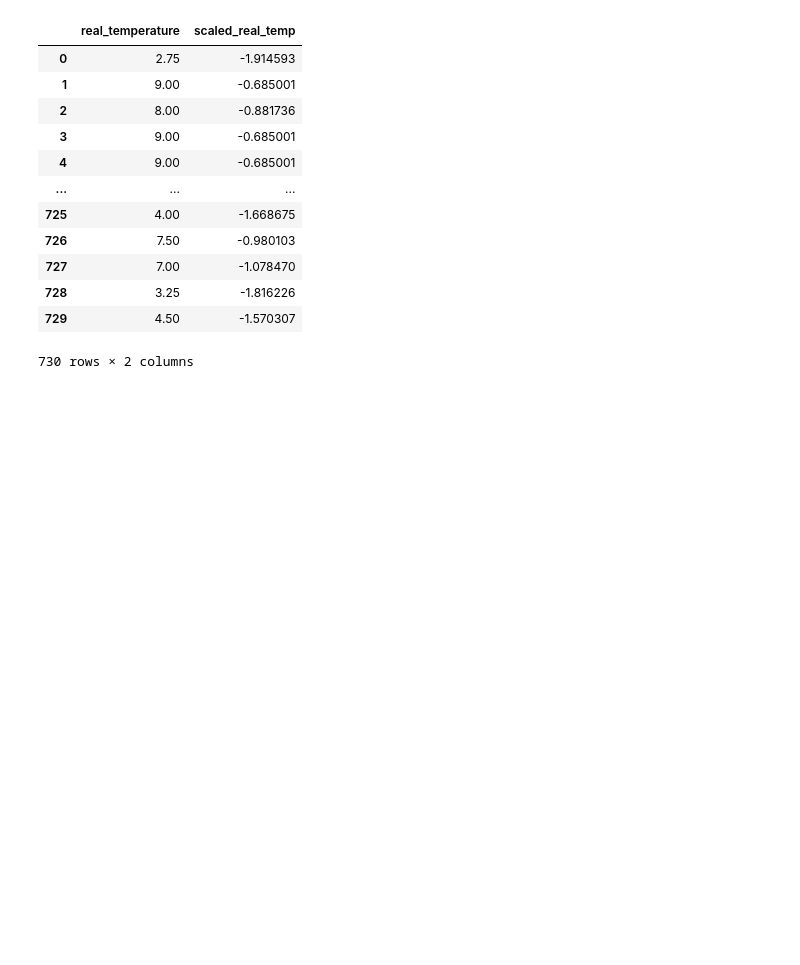
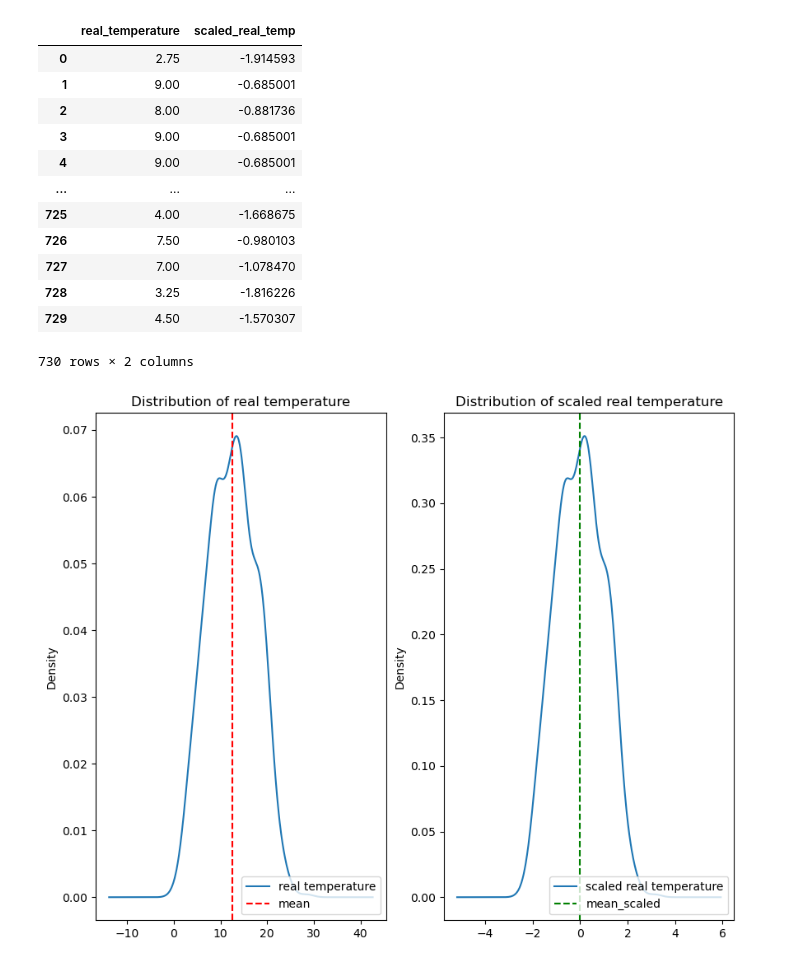
Before and after one commit to csaafrica/mental_CSA, a Jupyter notebook: notebooks/Data_prep.ipynb, the cells around one changed output. Drawn from its saved outputs; the diff is of its cells as text; code cells hidden in the pictures; blank space fills up the shorter version.

```diff
--- a/notebooks/Data_prep.ipynb
+++ b/notebooks/Data_prep.ipynb
@@ -242,4 +264,27 @@ bike_data[["real_temperature" , "scaled_real_temp"]]
 | 729 | 4.50 | -1.570307 |
 730 rows × 2 columns
 # %%
-#Create a figure object for
+# Create a figure object for the distro plots
+fig, (ax1, ax2) = plt.subplots(ncols=2, figsize=(10,8))
+
+# Create a density plot to visualise distribution of real_temp
+bike_data['real_temperature'].plot.density(ax = ax1, title='Distribution of real temperature', label='real temperature')
+
+# Get the column mean
+mean_real_temp = bike_data['real_temperature'].mean()
+
+# Plot the column mean
+ax1.axvline(x=mean_real_temp, color='red', linestyle='dashed', label='mean')
+ax1.legend(loc='lower right');
+
+# Create a density plot to visualise distribution of scaled real_temp
+bike_data['scaled_real_temp'].plot.density(ax=ax2, title='Distribution of scaled real temperature', label='scaled real temperature')
+
+# Get the column mean
+mean_scaled_real_temp = bike_data['scaled_real_temp'].mean()
+
+# Plot the column mean
+ax2.axvline(x=mean_scaled_real_temp, color='g', linestyle='--', label='mean_scaled')
+ax2.legend(loc='lower right');
+# %% [output]
+[figure, added]
```
Also changed, not shown: parts of 6 cells of this notebook, 4 other files.
